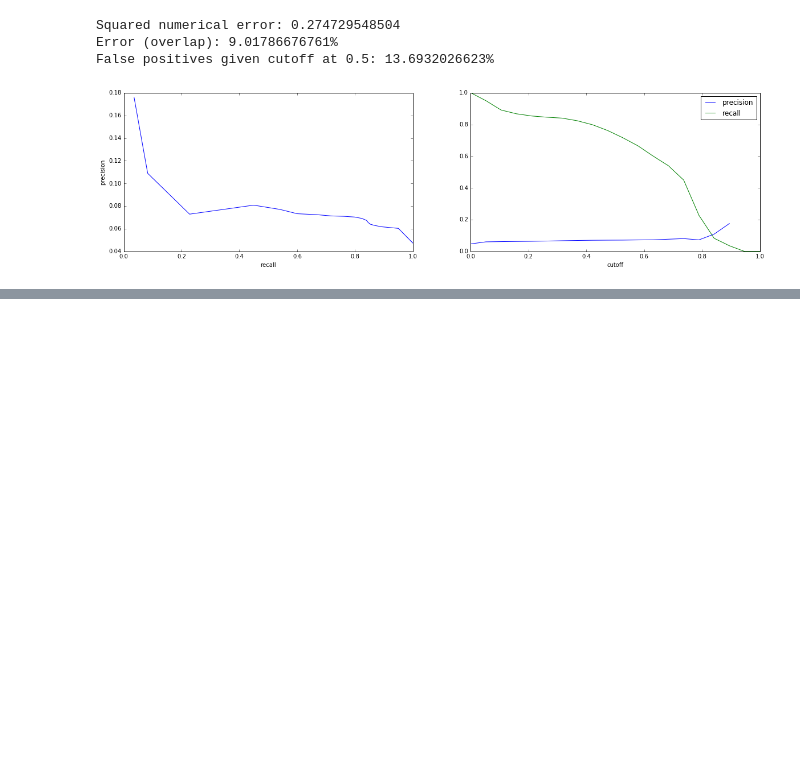
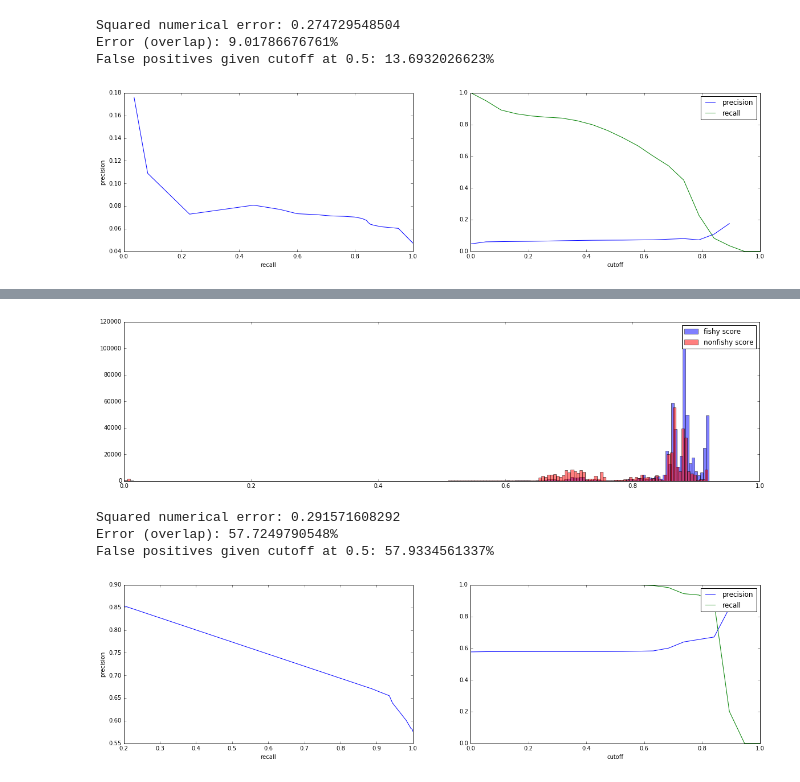
Before and after one commit to marketler/GFW_vessel_scoring, a Jupyter notebook: New_score_evaluation.ipynb, the cells around one changed output, grey strips where cells are left out. Cells and saved outputs as stored; diff of their text form; code cells hidden in the pictures; blank space fills up the shorter version.

```diff
--- a/New_score_evaluation.ipynb
+++ b/New_score_evaluation.ipynb
@@ -95,0 +108,10 @@ False positives given cutoff at 0.5: 13.6932026623%
+# %%
+new_score(x, windowSize)
+graph_score(x.filled(), "measure_new_score_%s" % windowSize)
+graph_precall(x, "measure_new_score_%s" % windowSize)
+# %% [output]
+[figure, added]
+Squared numerical error: 0.291571608292
+Error (overlap): 57.7249790548%
+False positives given cutoff at 0.5: 57.9334561337%
+[figure, added]
```
Also changed, not shown: parts of 2 cells of this notebook.
